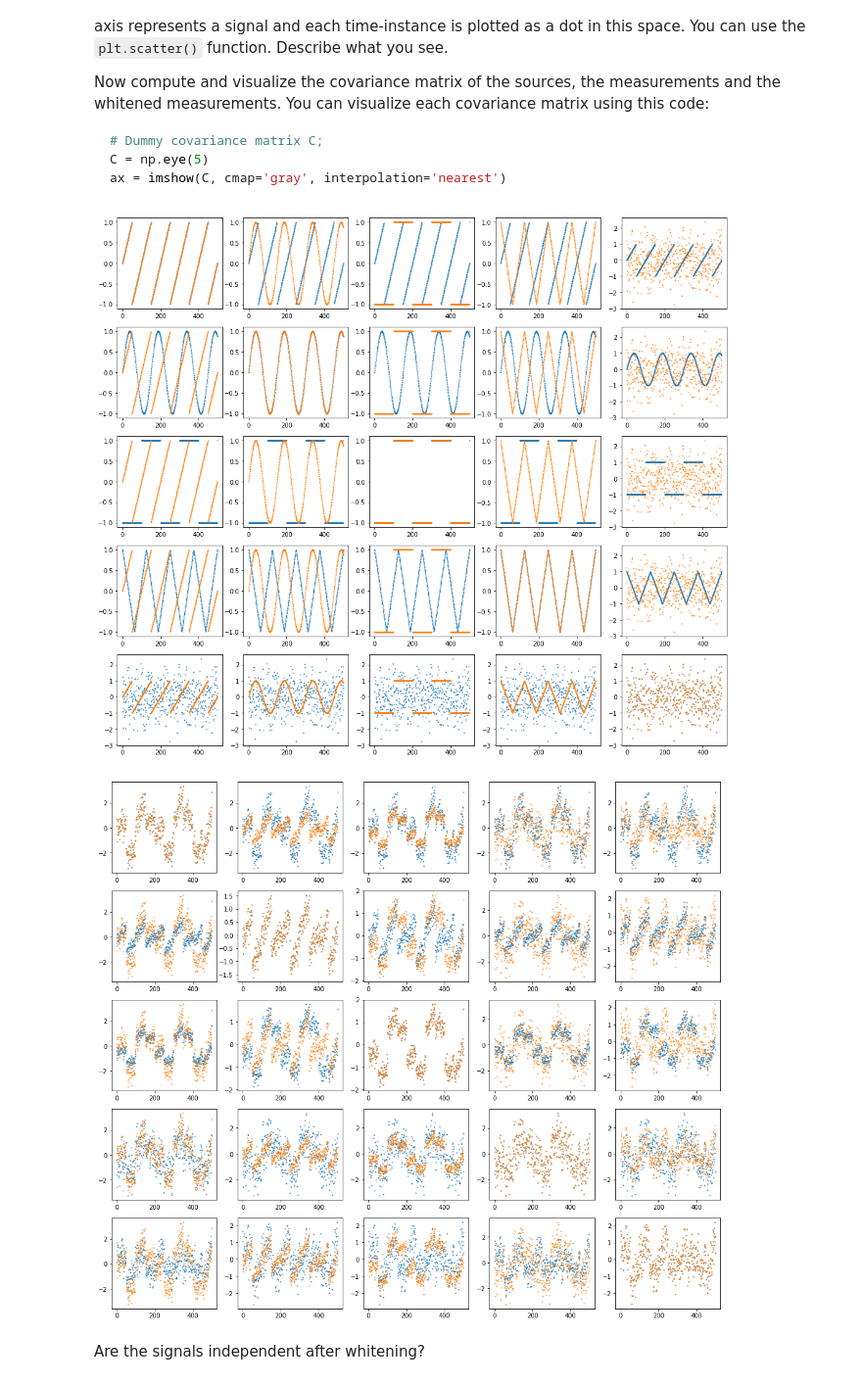
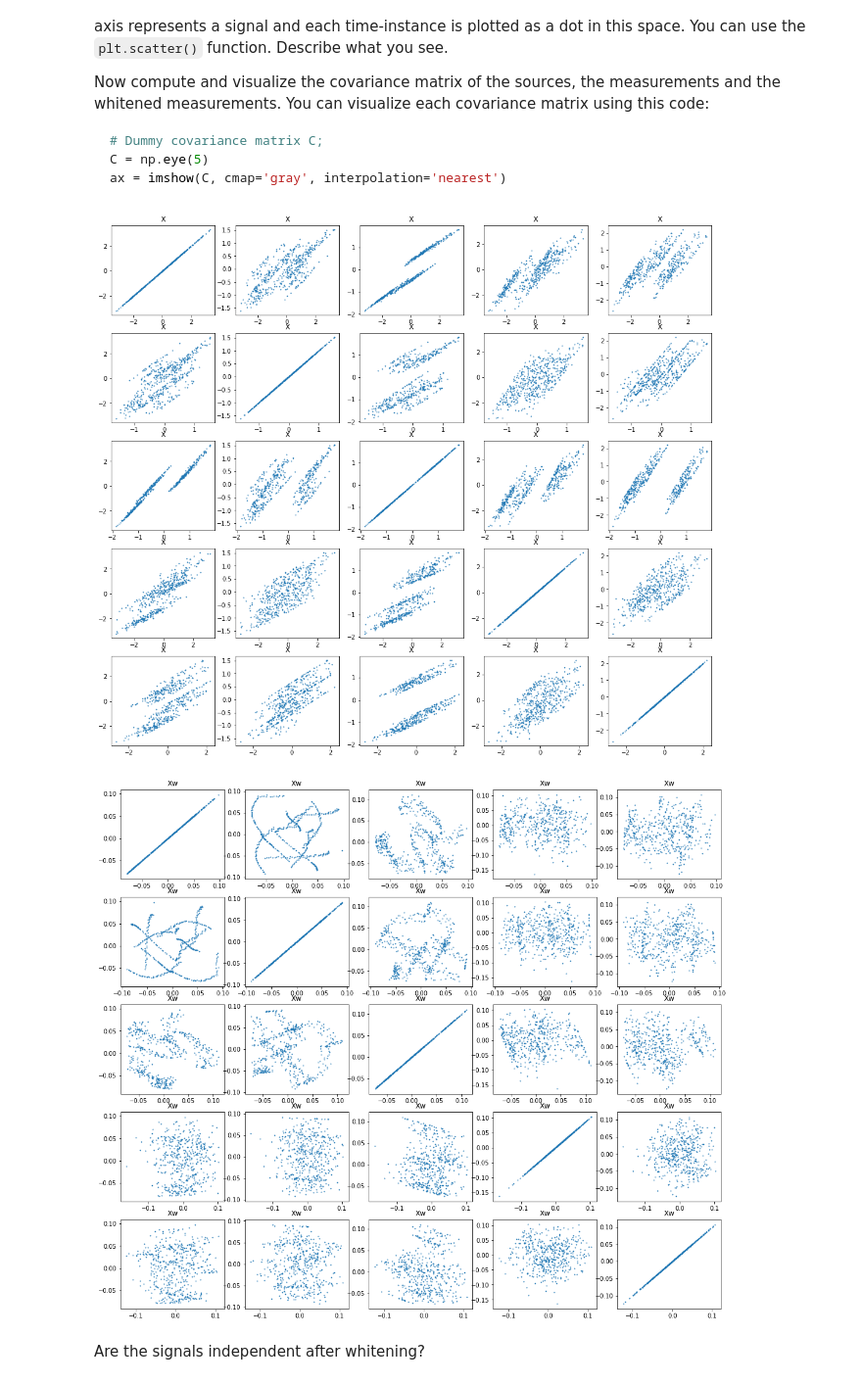
Before and after one commit to tessacram/ML2lab1, a Jupyter notebook: lab1.ipynb, the cells around one changed output. Shown at 98% size. Drawn from its saved outputs; the diff is of its cells as text; code cells hidden in the pictures.

```diff
--- a/lab1.ipynb
+++ b/lab1.ipynb
@@ -206,15 +206,20 @@ from numpy import linalg as LA
 
 ### 1.4 Whitening
 def whiten(X):
+    # center the data
     X = X - X.mean(axis = 1, keepdims = True)
 
+    U, _, Vt = np.linalg.svd(X, full_matrices=False)
+    Xw = U @ Vt
     COV = cov(X)
+    EIGval, EIGvec = LA.eig(COV)
 
-    EIGval, EIGvec = LA.eig(COV)
     EIGvalinv = EIGval ** -0.5
+
     EIGvalinv = diag(EIGvalinv)
-
+    return Xw
     return EIGvalinv @ EIGvec.T @ X
+#     return Xw
 # %%
 ### Test your function
 Xw = whiten(X)
@@ -232,33 +237,39 @@ ax = imshow(C, cmap='gray', interpolation='nearest')
 # %%
 ### 1.5 Interpret results of whitening
 a = range(S.shape[1])
 data = [S, X, Xw]
 
 # for d in data:
 
+# figure(figsize=(18, 16))
+# counter = 0
+# for i in range(S.shape[0]):
+#     for j in range(S.shape[0]):
+#         counter += 1
+#         ax = plt.subplot(5,5, counter)
+#         plt.title('S')
+#         plt.scatter(S[i,:],S[j,:], s = 1)
+
 figure(figsize=(18, 16))
-title('S')
 counter = 0
 for i in range(S.shape[0]):
     for j in range(S.shape[0]):
         counter += 1
         ax = plt.subplot(5,5, counter)
-        plt.scatter(a,S[i,:], s = 1)
-        plt.scatter(a,S[j,:], s = 1)
-
+        plt.title('X')
+        plt.scatter(X[i,:],X[j,:], s = 1)
 
 figure(figsize=(18, 16))
-title('S')
 counter = 0
 for i in range(S.shape[0]):
     for j in range(S.shape[0]):
         counter += 1
         ax = plt.subplot(5,5, counter)
-        plt.scatter(a,X[i,:], s = 1)
-        plt.scatter(a,X[j,:], s = 1)
+        plt.title('Xw')
+        plt.scatter(Xw[i,:],Xw[j,:], s = 1)
 # %% [output]
-[figure, old version]
+[figure, new version]
-[figure, old version]
+[figure, new version]
 # %% [markdown]
 Are the signals independent after whitening?
 # %% [markdown]
```
Also changed, not shown: parts of 3 cells of this notebook.
